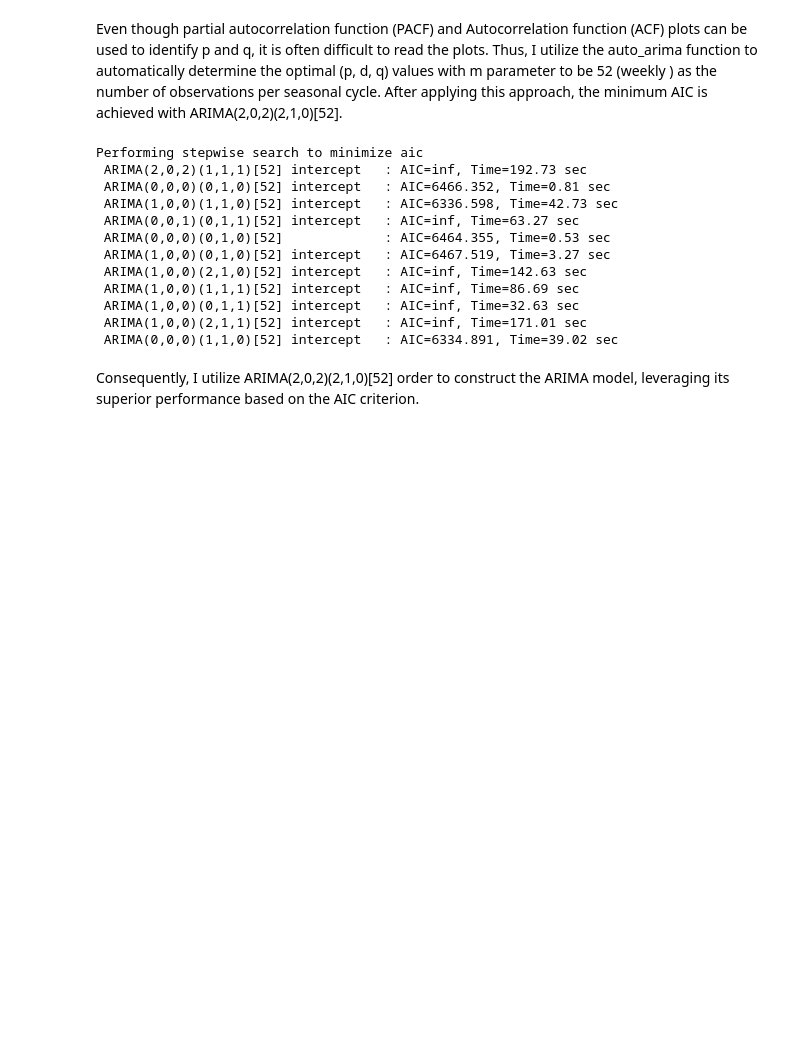
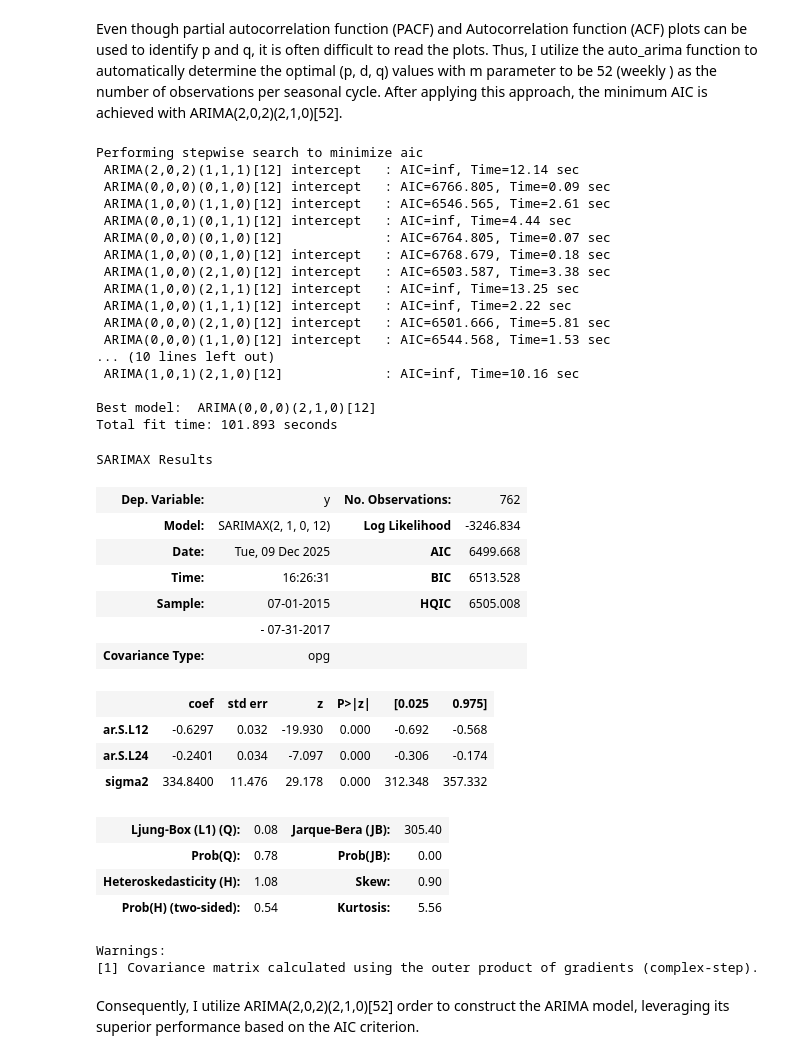
Before and after one commit to philipoladimeji/ITNPBD4-Portfolio, a Jupyter notebook: Time_Series_Analysis.ipynb, the cells around one changed output. Cells and saved outputs as stored; diff of their text form; code cells hidden in the pictures; blank space fills up the shorter version.

```diff
--- a/Time_Series_Analysis.ipynb
+++ b/Time_Series_Analysis.ipynb
@@ -333,23 +333,46 @@ Even though partial autocorrelation function (PACF) and Autocorrelation function
 # %%
 from pmdarima import auto_arima
 import warnings
 warnings.filterwarnings("ignore")
-stepwise_fit = auto_arima(train_df_arima['y'],seasonal=True,m=52, D=1,
+stepwise_fit = auto_arima(train_df_arima['y'],seasonal=True,m=12, D=1,
                           trace=True, error_action='ignore',
                           suppress_warnings=True)
 stepwise_fit.summary()
 # %% [output]
 Performing stepwise search to minimize aic
- ARIMA(2,0,2)(1,1,1)[52] intercept   : AIC=inf, Time=192.73 sec
- ARIMA(0,0,0)(0,1,0)[52] intercept   : AIC=6466.352, Time=0.81 sec
- ARIMA(1,0,0)(1,1,0)[52] intercept   : AIC=6336.598, Time=42.73 sec
- ARIMA(0,0,1)(0,1,1)[52] intercept   : AIC=inf, Time=63.27 sec
- ARIMA(0,0,0)(0,1,0)[52]             : AIC=6464.355, Time=0.53 sec
- ARIMA(1,0,0)(0,1,0)[52] intercept   : AIC=6467.519, Time=3.27 sec
- ARIMA(1,0,0)(2,1,0)[52] intercept   : AIC=inf, Time=142.63 sec
- ARIMA(1,0,0)(1,1,1)[52] intercept   : AIC=inf, Time=86.69 sec
- ARIMA(1,0,0)(0,1,1)[52] intercept   : AIC=inf, Time=32.63 sec
- ARIMA(1,0,0)(2,1,1)[52] intercept   : AIC=inf, Time=171.01 sec
- ARIMA(0,0,0)(1,1,0)[52] intercept   : AIC=6334.891, Time=39.02 sec
+ ARIMA(2,0,2)(1,1,1)[12] intercept   : AIC=inf, Time=12.14 sec
+ ARIMA(0,0,0)(0,1,0)[12] intercept   : AIC=6766.805, Time=0.09 sec
+ ARIMA(1,0,0)(1,1,0)[12] intercept   : AIC=6546.565, Time=2.61 sec
+ ARIMA(0,0,1)(0,1,1)[12] intercept   : AIC=inf, Time=4.44 sec
+ ARIMA(0,0,0)(0,1,0)[12]             : AIC=6764.805, Time=0.07 sec
+ ARIMA(1,0,0)(0,1,0)[12] intercept   : AIC=6768.679, Time=0.18 sec
+ ARIMA(1,0,0)(2,1,0)[12] intercept   : AIC=6503.587, Time=3.38 sec
+ ARIMA(1,0,0)(2,1,1)[12] intercept   : AIC=inf, Time=13.25 sec
+ ARIMA(1,0,0)(1,1,1)[12] intercept   : AIC=inf, Time=2.22 sec
+ ARIMA(0,0,0)(2,1,0)[12] intercept   : AIC=6501.666, Time=5.81 sec
+ ARIMA(0,0,0)(1,1,0)[12] intercept   : AIC=6544.568, Time=1.53 sec
+... (10 lines left out)
+ ARIMA(1,0,1)(2,1,0)[12]             : AIC=inf, Time=10.16 sec
+
+Best model:  ARIMA(0,0,0)(2,1,0)[12]
+Total fit time: 101.893 seconds
+SARIMAX Results
+| Dep. Variable: | y | No. Observations: | 762 |
+| Model: | SARIMAX(2, 1, 0, 12) | Log Likelihood | -3246.834 |
+| Date: | Tue, 09 Dec 2025 | AIC | 6499.668 |
+| Time: | 16:26:31 | BIC | 6513.528 |
+| Sample: | 07-01-2015 | HQIC | 6505.008 |
+|  | - 07-31-2017 |  |  |
+| Covariance Type: | opg |  |  |
+|  | coef | std err | z | P>|z| | [0.025 | 0.975] |
+| ar.S.L12 | -0.6297 | 0.032 | -19.930 | 0.000 | -0.692 | -0.568 |
+| ar.S.L24 | -0.2401 | 0.034 | -7.097 | 0.000 | -0.306 | -0.174 |
+| sigma2 | 334.8400 | 11.476 | 29.178 | 0.000 | 312.348 | 357.332 |
+| Ljung-Box (L1) (Q): | 0.08 | Jarque-Bera (JB): | 305.40 |
+| Prob(Q): | 0.78 | Prob(JB): | 0.00 |
+| Heteroskedasticity (H): | 1.08 | Skew: | 0.90 |
+| Prob(H) (two-sided): | 0.54 | Kurtosis: | 5.56 |
+Warnings:
+[1] Covariance matrix calculated using the outer product of gradients (complex-step).
 # %% [markdown]
 Consequently, I utilize ARIMA(2,0,2)(2,1,0)[52] order to construct the ARIMA model, leveraging its superior performance based on the AIC criterion.
```
Also changed, not shown: parts of 13 cells of this notebook.
